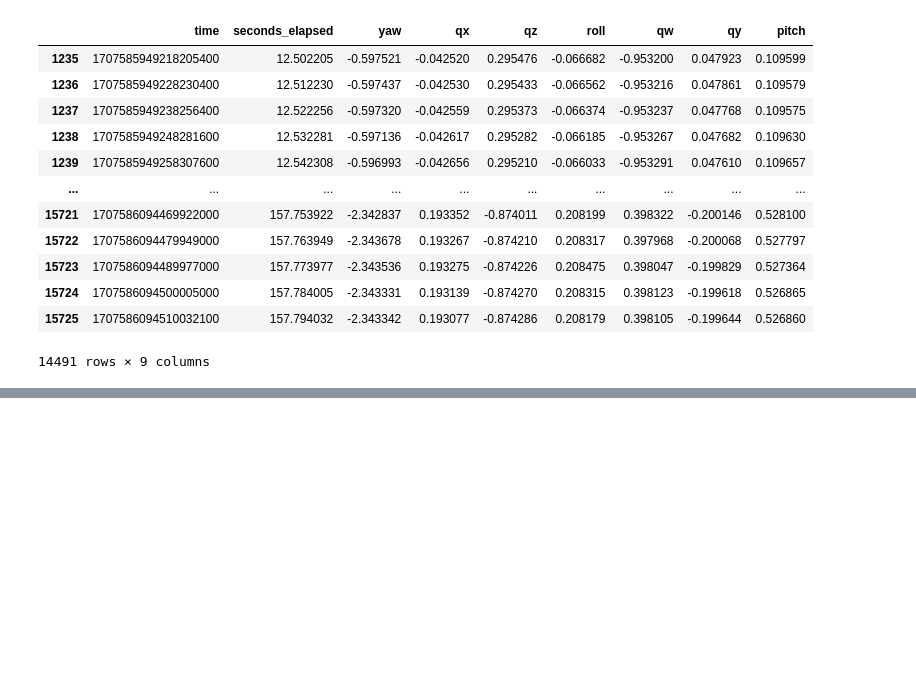
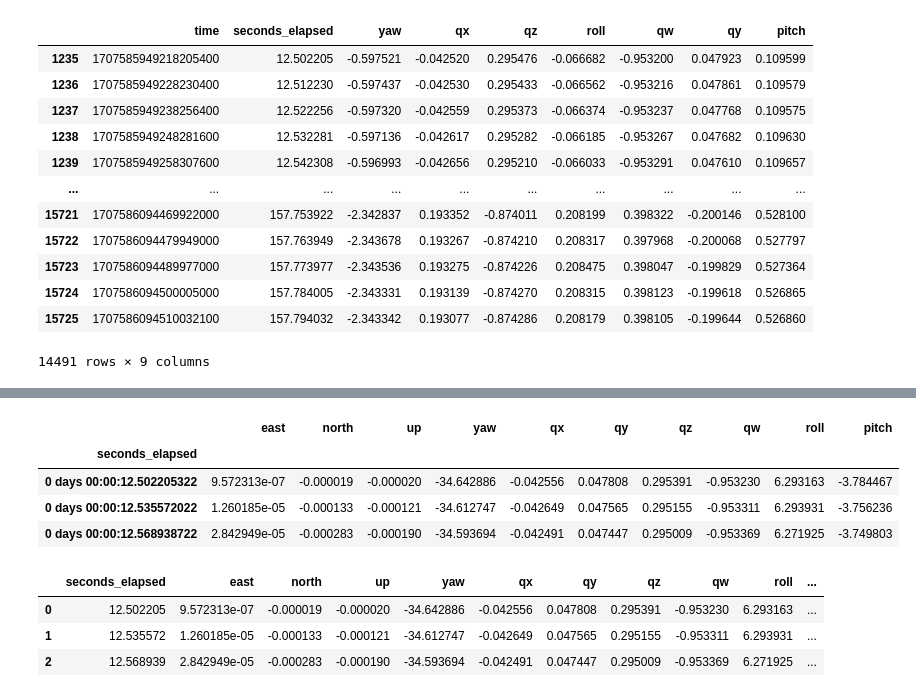
Before and after one commit to Skunkmeister/RoboRooter, a Jupyter notebook: Notebooks/ImageStitching.ipynb, the cells around one changed output, grey strips where cells are left out. Cells and saved outputs as stored; diff of their text form; code cells hidden in the pictures; blank space fills up the shorter version.

```diff
--- a/Notebooks/ImageStitching.ipynb
+++ b/Notebooks/ImageStitching.ipynb
@@ -476,3 +476,9 @@ display(OrientationDF.head(-1))
 | 15724 | 1707586094500005000 | 157.784005 | -2.343331 | 0.193139 | -0.874270 | 0.208315 | 0.398123 | -0.199618 | 0.526865 |
 | 15725 | 1707586094510032100 | 157.794032 | -2.343342 | 0.193077 | -0.874286 | 0.208179 | 0.398105 | -0.199644 | 0.526860 |
 14491 rows × 9 columns
+# %%
+# Merge the DataFrames on the 'seconds_elapsed' column
+merged_df = pd.merge(outputCoords, OrientationDF, on="seconds_elapsed", how="inner")
+
+# Select and rename the columns as needed for clarity and compatibility with Blender
+merged_df = merged_df[['seconds_elapsed', 'east', 'north', 'up', 'yaw', 'qx', 'qy', 'qz', 'qw']]
@@ -478,0 +511,32 @@ display(OrientationDF.head(-1))
+# %%
+# Convert radians to degrees if necessary
+merged_df['roll'] = np.degrees(merged_df['roll'])
+merged_df['pitch'] = np.degrees(merged_df['pitch'])
+merged_df['yaw'] = np.degrees(merged_df['yaw'])
+# %%
+# Convert seconds_elapsed to a timedelta index
+merged_df.reset_index(inplace=True)
+merged_df['seconds_elapsed'] = pd.to_timedelta(merged_df['seconds_elapsed'], unit='s')
+merged_df.set_index('seconds_elapsed', inplace=True)
+
+fps = 29.97
+interval = f'{round((1/fps)*10**9)}N'  # Converts the interval to a string acceptable by resample
+
+# Resample and interpolate
+resampled_df = merged_df.resample(interval).mean().interpolate()
+display(resampled_df.head(3))
+resampled_df.reset_index(inplace=True)
+resampled_df['seconds_elapsed'] = resampled_df['seconds_elapsed'].dt.total_seconds()
+display(resampled_df.head(3))
+# Export to CSV
+resampled_df.to_csv('camera_path.csv', index=False)
+# %% [output]
+|  | east | north | up | yaw | qx | qy | qz | qw | roll | pitch |
+| seconds_elapsed |  |  |  |  |  |  |  |  |  |  |
+| 0 days 00:00:12.502205322 | 9.572313e-07 | -0.000019 | -0.000020 | -34.642886 | -0.042556 | 0.047808 | 0.295391 | -0.953230 | 6.293163 | -3.784467 |
+| 0 days 00:00:12.535572022 | 1.260185e-05 | -0.000133 | -0.000121 | -34.612747 | -0.042649 | 0.047565 | 0.295155 | -0.953311 | 6.293931 | -3.756236 |
+| 0 days 00:00:12.568938722 | 2.842949e-05 | -0.000283 | -0.000190 | -34.593694 | -0.042491 | 0.047447 | 0.295009 | -0.953369 | 6.271925 | -3.749803 |
+|  | seconds_elapsed | east | north | up | yaw | qx | qy | qz | qw | roll | ... |
+| 0 | 12.502205 | 9.572313e-07 | -0.000019 | -0.000020 | -34.642886 | -0.042556 | 0.047808 | 0.295391 | -0.953230 | 6.293163 | ... |
+| 1 | 12.535572 | 1.260185e-05 | -0.000133 | -0.000121 | -34.612747 | -0.042649 | 0.047565 | 0.295155 | -0.953311 | 6.293931 | ... |
+| 2 | 12.568939 | 2.842949e-05 | -0.000283 | -0.000190 | -34.593694 | -0.042491 | 0.047447 | 0.295009 | -0.953369 | 6.271925 | ... |
```
Also changed, not shown: parts of 2 cells of this notebook, 2 other files.
